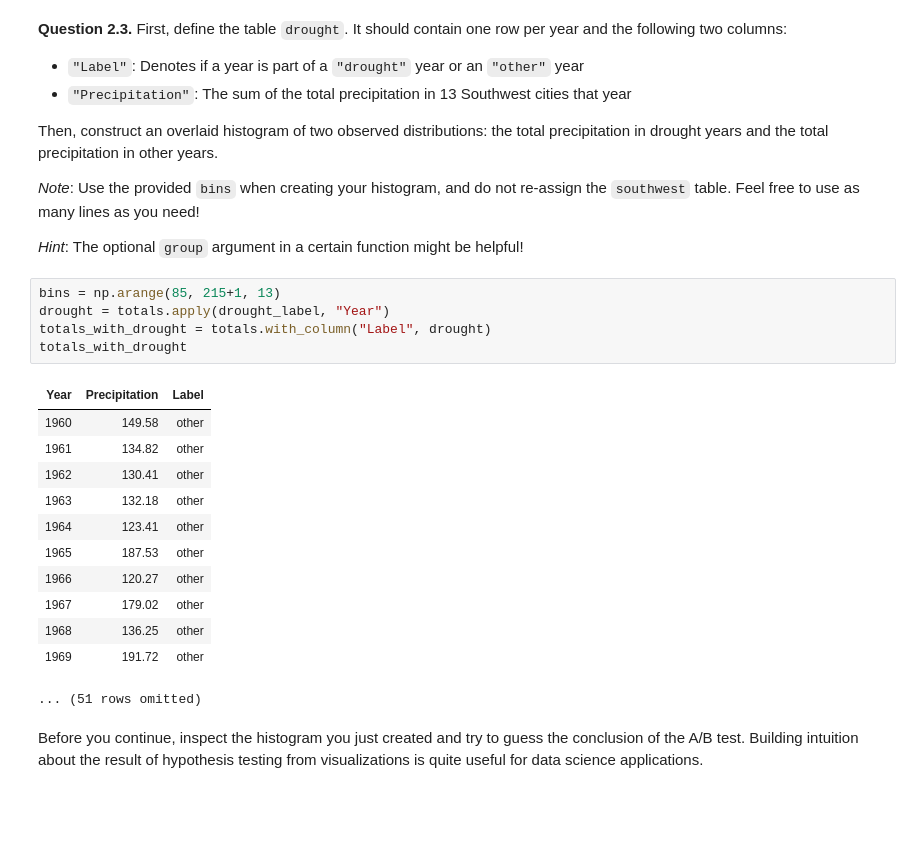
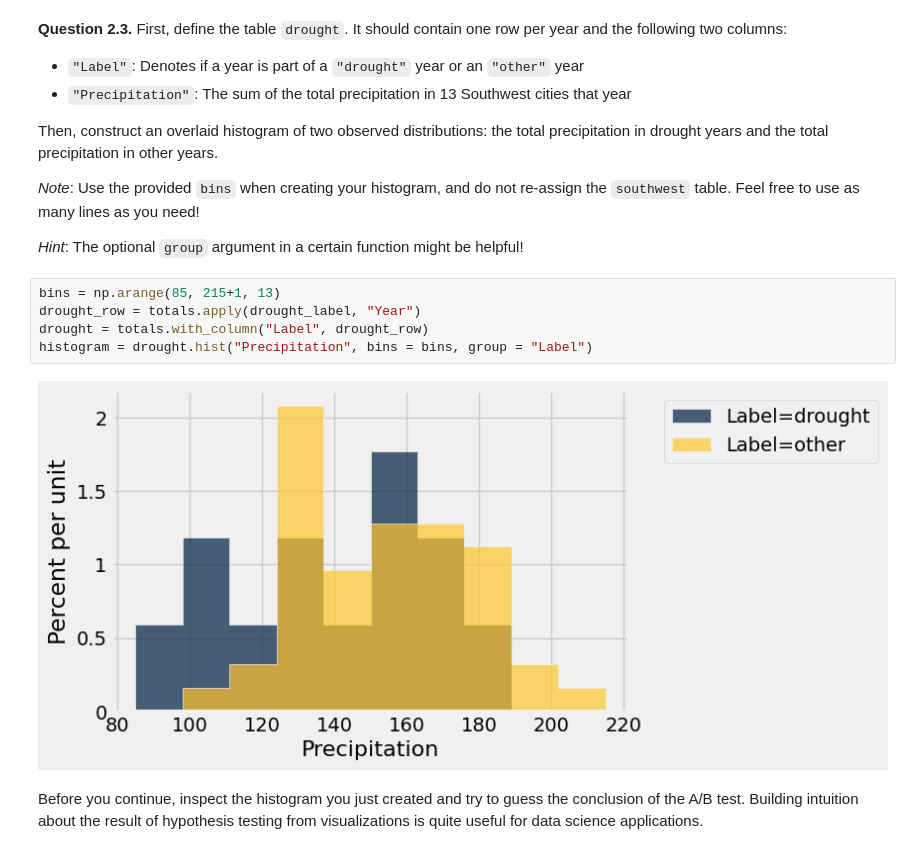
Before and after one commit to AndrewClough05/Intro-to-Data-Analytics-2.0, a Jupyter notebook: project2/project2.ipynb, the cells around one changed output. Saved outputs shown, nothing was run; the diff lists cells and outputs as text; blank space fills up the shorter version.

```diff
--- a/project2/project2.ipynb
+++ b/project2/project2.ipynb
@@ -604,22 +603,11 @@ Then, construct an overlaid histogram of two observed distributions: the total p
 *Hint*: The optional `group` argument in a certain function might be helpful!
 # %%
 bins = np.arange(85, 215+1, 13)
-drought = totals.apply(drought_label, "Year")
-totals_with_drought = totals.with_column("Label", drought)
-totals_with_drought
+drought_row = totals.apply(drought_label, "Year")
+drought = totals.with_column("Label", drought_row)
+histogram = drought.hist("Precipitation", bins = bins, group = "Label")
 # %% [output]
-| Year | Precipitation | Label |
-| 1960 | 149.58 | other |
-| 1961 | 134.82 | other |
-| 1962 | 130.41 | other |
-| 1963 | 132.18 | other |
-| 1964 | 123.41 | other |
-| 1965 | 187.53 | other |
-| 1966 | 120.27 | other |
-| 1967 | 179.02 | other |
-| 1968 | 136.25 | other |
-| 1969 | 191.72 | other |
-... (51 rows omitted)
+[figure, added]
 # %% [markdown]
 <!-- END QUESTION -->
 
```
Also changed, not shown: parts of 18 cells of this notebook, 6 other files.
